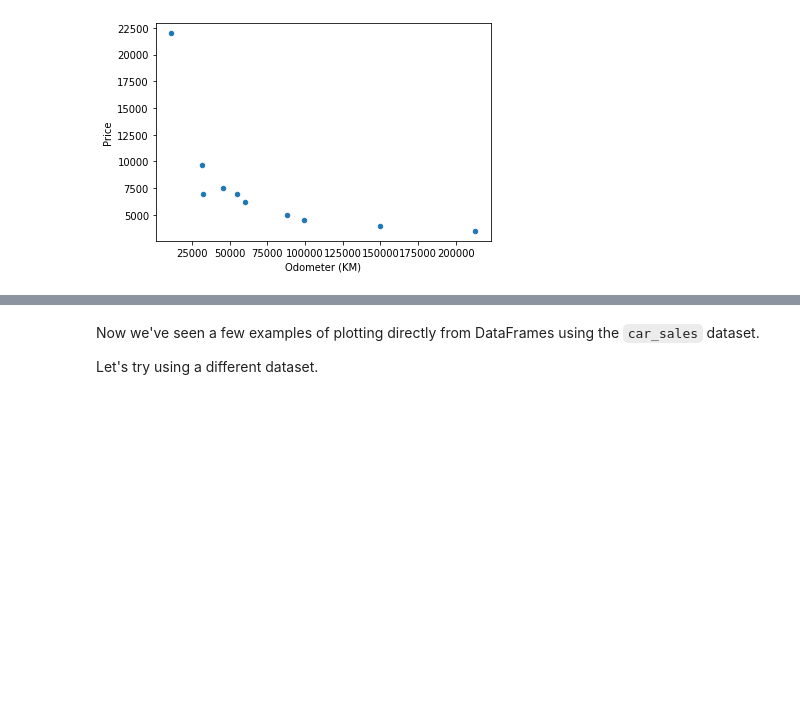
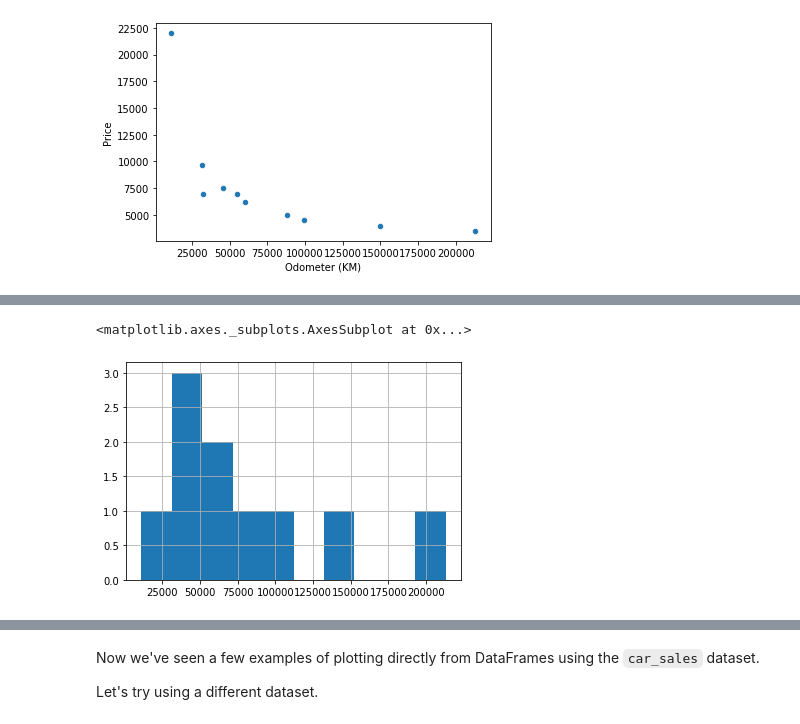
Before and after one commit to kunalburgul/AMLP, a Jupyter notebook: Data_Analysis/matplotlib_exercises.ipynb, the cells around one changed output, grey strips where cells are left out. Cells and saved outputs as stored; diff of their text form; code cells hidden in the pictures; blank space fills up the shorter version.

```diff
--- a/Data_Analysis/matplotlib_exercises.ipynb
+++ b/Data_Analysis/matplotlib_exercises.ipynb
@@ -345,2 +355,6 @@ car_sales.plot(x='Odometer (KM)', y='Price',kind='scatter')
 # %%
 # Create a histogram of the 'Odometer (KM)' column
+car_sales['Odometer (KM)'].hist()
+# %% [output]
+<matplotlib.axes._subplots.AxesSubplot at 0x...>
+[figure, added]
```
Also changed, not shown: parts of 30 cells of this notebook.
